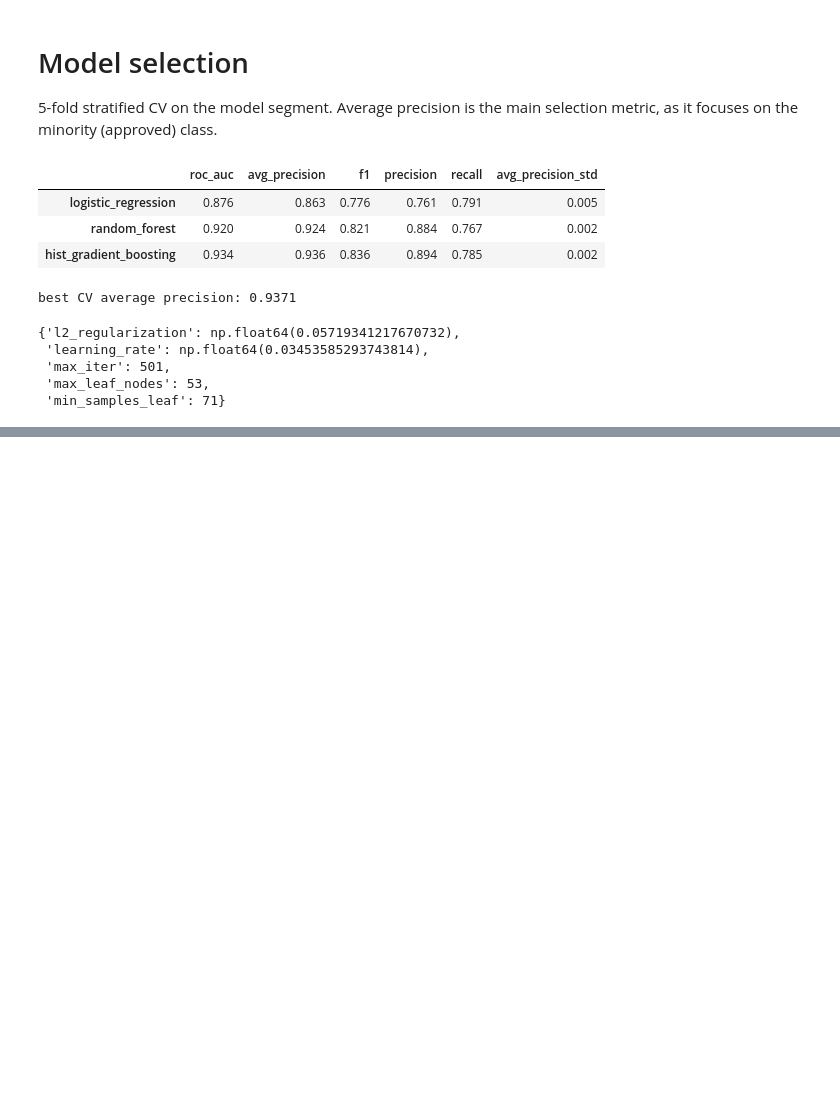
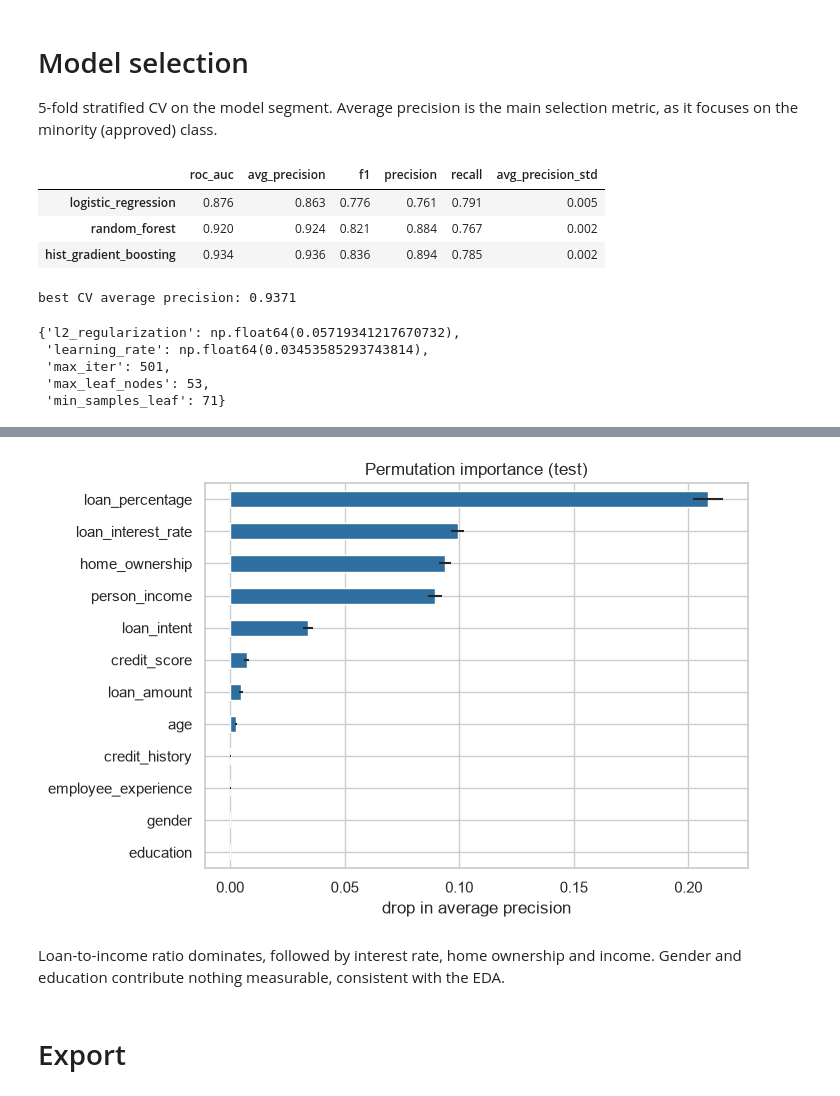
Before and after one commit to th3realAyo/loan_approval_classification, a Jupyter notebook: loan_approval_classification_model.ipynb, the cells around one changed output, grey strips where cells are left out. Cells and saved outputs as stored; diff of their text form; code cells hidden in the pictures; blank space fills up the shorter version.

Commit message:
final touches, baseline estimates and artifacts export

```diff
--- a/loan_approval_classification_model.ipynb
+++ b/loan_approval_classification_model.ipynb
@@ -502,0 +654,24 @@ best CV average precision: 0.9371
+# %%
+test_segment = model_segment(test_df)
+perm = permutation_importance(
+    best_model, test_segment[FEATURES], test_segment[TARGET],
+    scoring="average_precision", n_repeats=10, random_state=SEED, n_jobs=-1,
+)
+importance = (
+    pd.DataFrame({"mean": perm.importances_mean,
+                 "std": perm.importances_std}, index=FEATURES)
+    .sort_values("mean")
+)
+
+ax = importance["mean"].plot.barh(
+    xerr=importance["std"], figsize=(7, 5), color="#2f6f9f")
+ax.set(xlabel="drop in average precision",
+       title="Permutation importance (test)")
+plt.show()
+# %% [output]
+[figure, added]
+# %% [markdown]
+Loan-to-income ratio dominates, followed by interest rate, home ownership and income. Gender and
+education contribute nothing measurable, consistent with the EDA.
+# %% [markdown]
+# Export
```
Also changed, not shown: parts of 12 cells of this notebook, 2 other files.
